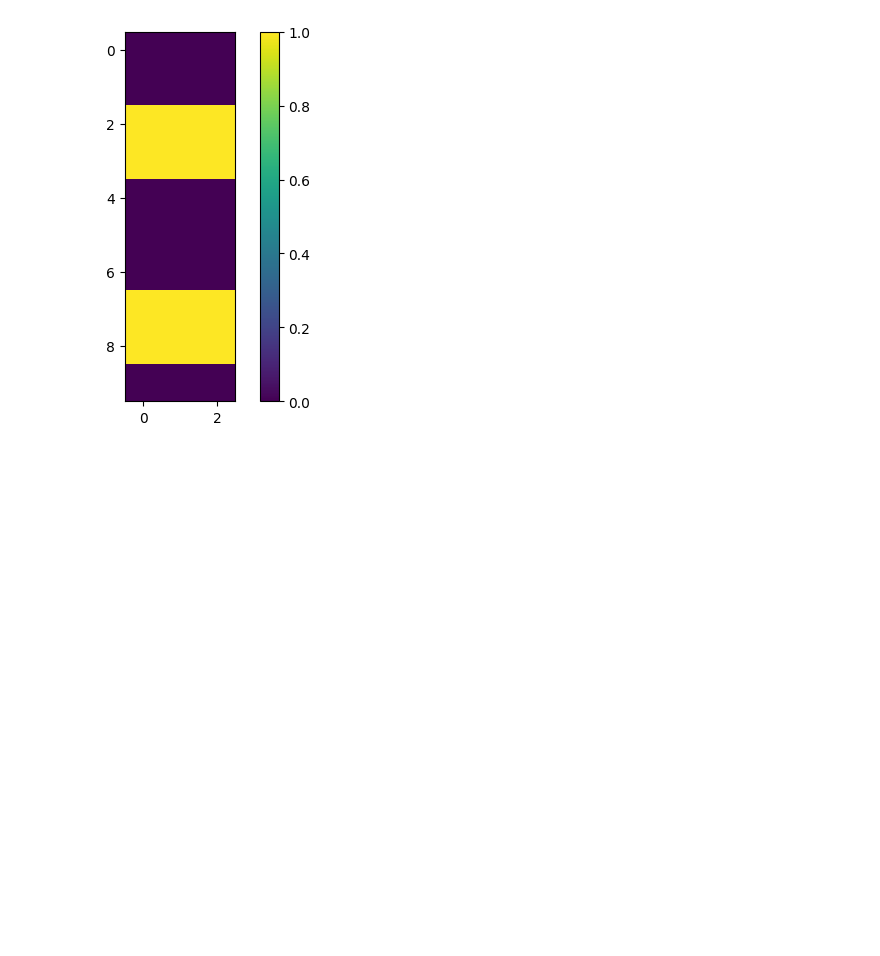
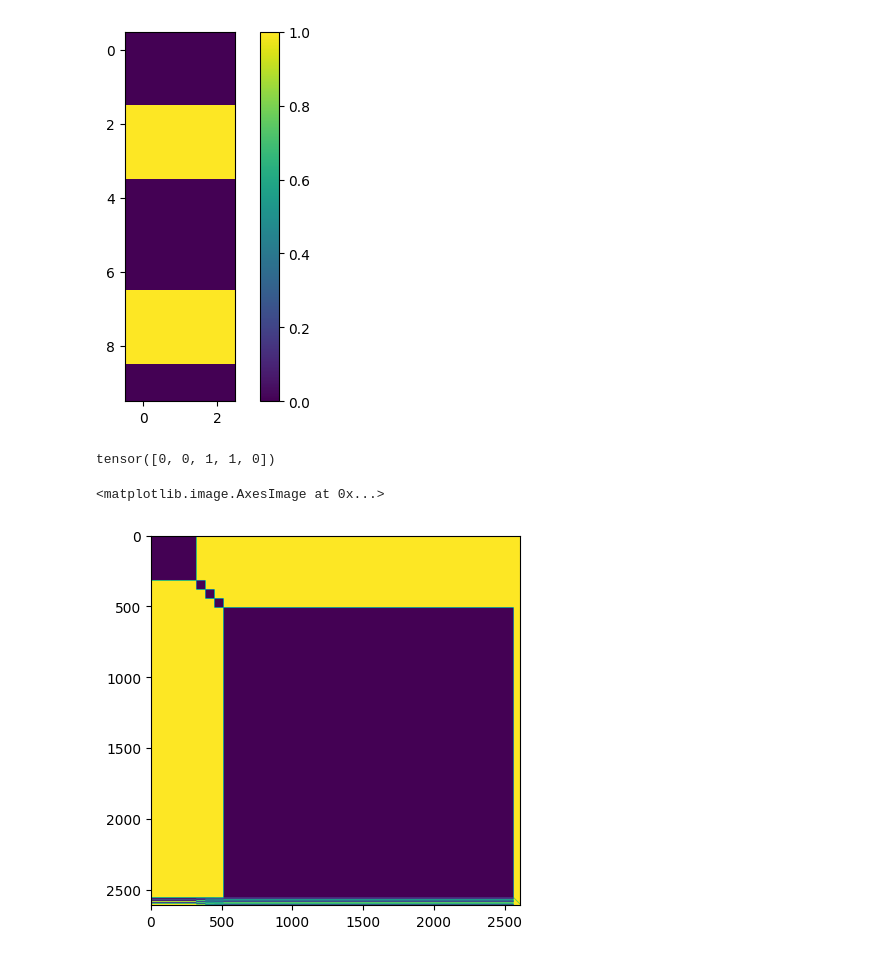
Before and after one commit to josiahbjorgaard/mca-paper, a Jupyter notebook: Notebooks/AttentionPrototyping.ipynb, the cells around one changed output. Cells and saved outputs as stored; diff of their text form; code cells hidden in the pictures; blank space fills up the shorter version.

```diff
--- a/Notebooks/AttentionPrototyping.ipynb
+++ b/Notebooks/AttentionPrototyping.ipynb
@@ -371,0 +374,10 @@ plt.colorbar()
+# %%
+torch.stack(t).prod(dim=0)
+# %% [output]
+tensor([0, 0, 1, 1, 0])
+# %%
+x=torch.load('../attn_mask.pt')
+plt.imshow(x)#, aspect=100)
+# %% [output]
+<matplotlib.image.AxesImage at 0x...>
+[figure, added]
```
Also changed, not shown: parts of 8 cells of this notebook, 3 other files.
